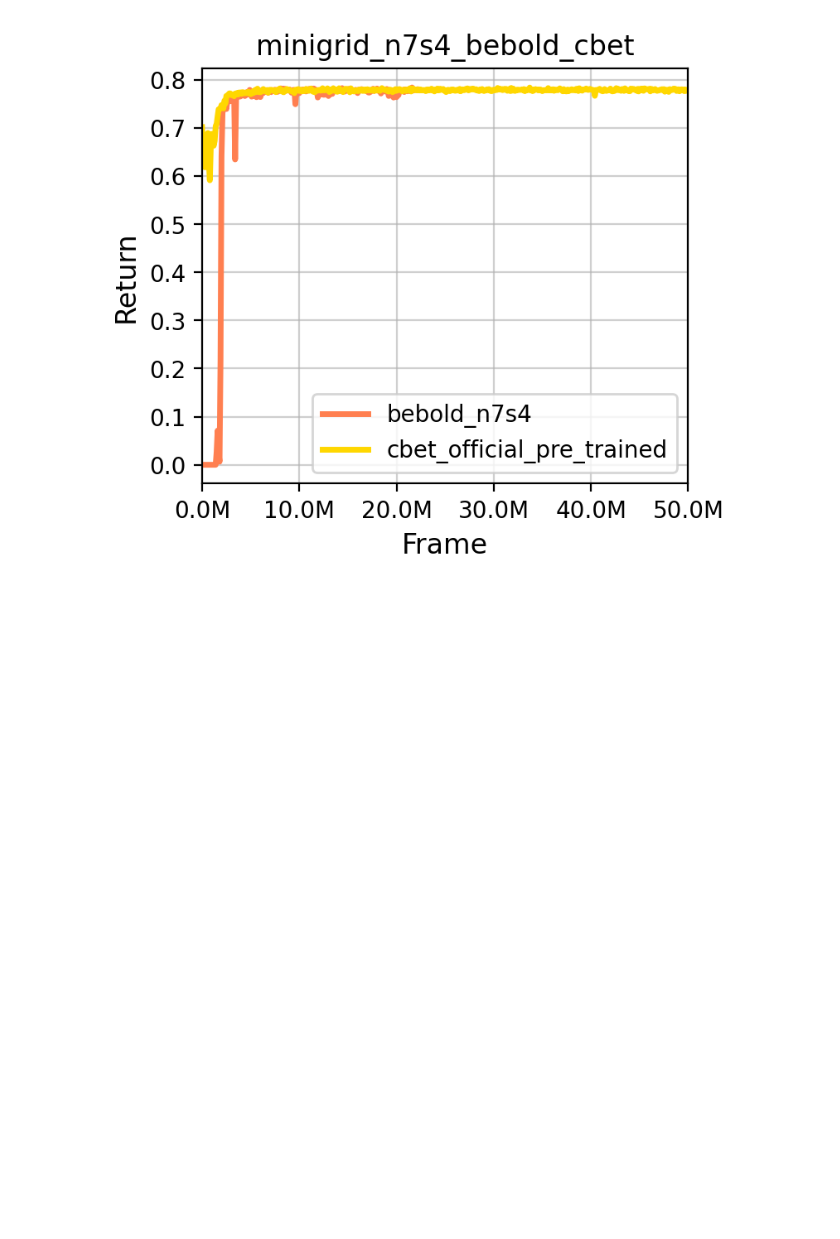
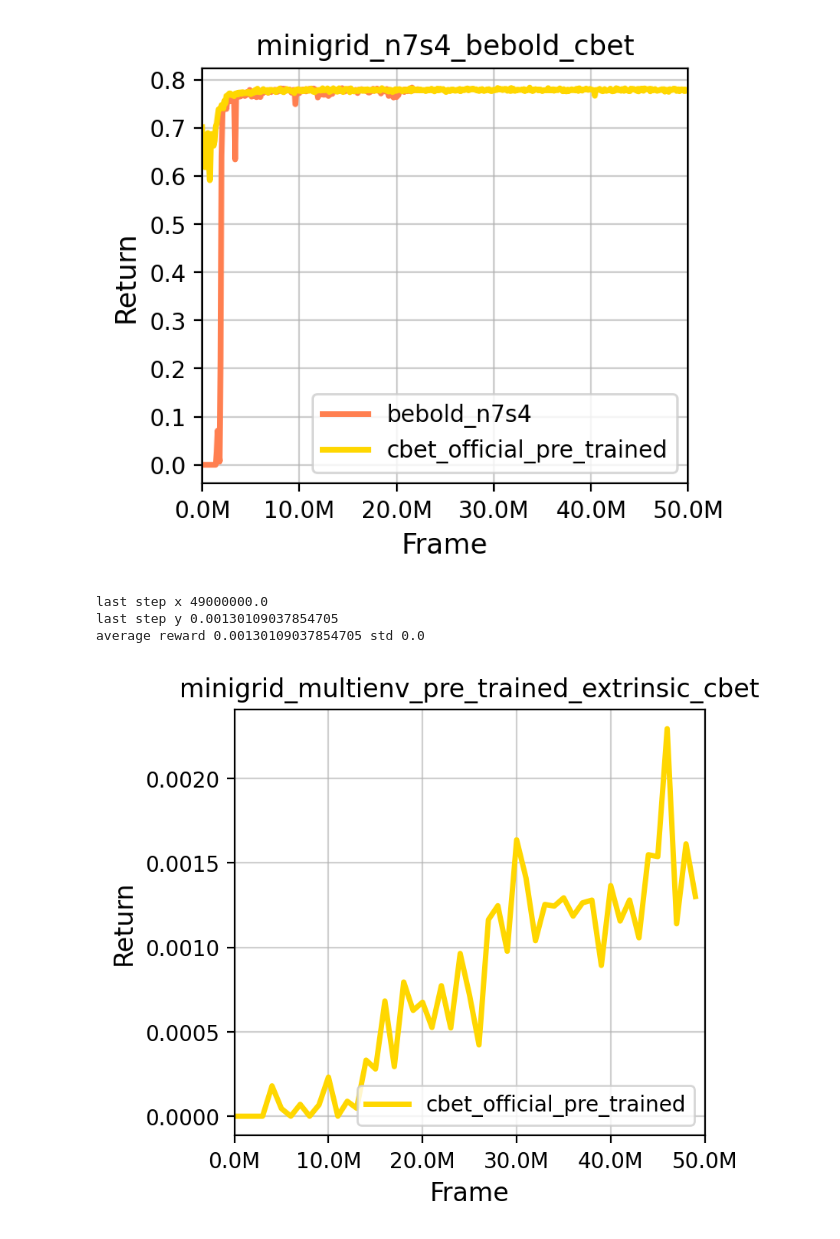
Before and after one commit to Roihn/Visualization_tool, a Jupyter notebook: plot.ipynb, the cells around one changed output. Saved outputs shown, nothing was run; the diff lists cells and outputs as text; code cells hidden in the pictures; blank space fills up the shorter version.

Commit message:
several baseline plotting added

```diff
--- a/plot.ipynb
+++ b/plot.ipynb
@@ -14,3 +14,13 @@ last step x 49900000.0
 last step y 0.7772906422615051
 average reward 0.7772906422615051 std 0.0
 [figure]
+# %%
+from config.experiments.minigrid_multienv_pre_trained_extrinsic_cbet import config
+from src.plot import plot_multi
+
+plot_multi(config, err_type='area', max_step=5e7, interval=1e6, num_col=1, width=4, height=3.5, legend_idx=1)
+# %% [output]
+last step x 49000000.0
+last step y 0.00130109037854705
+average reward 0.00130109037854705 std 0.0
+[figure, added]
```
Also changed, not shown: parts of 4 cells of this notebook, 6 other files.
